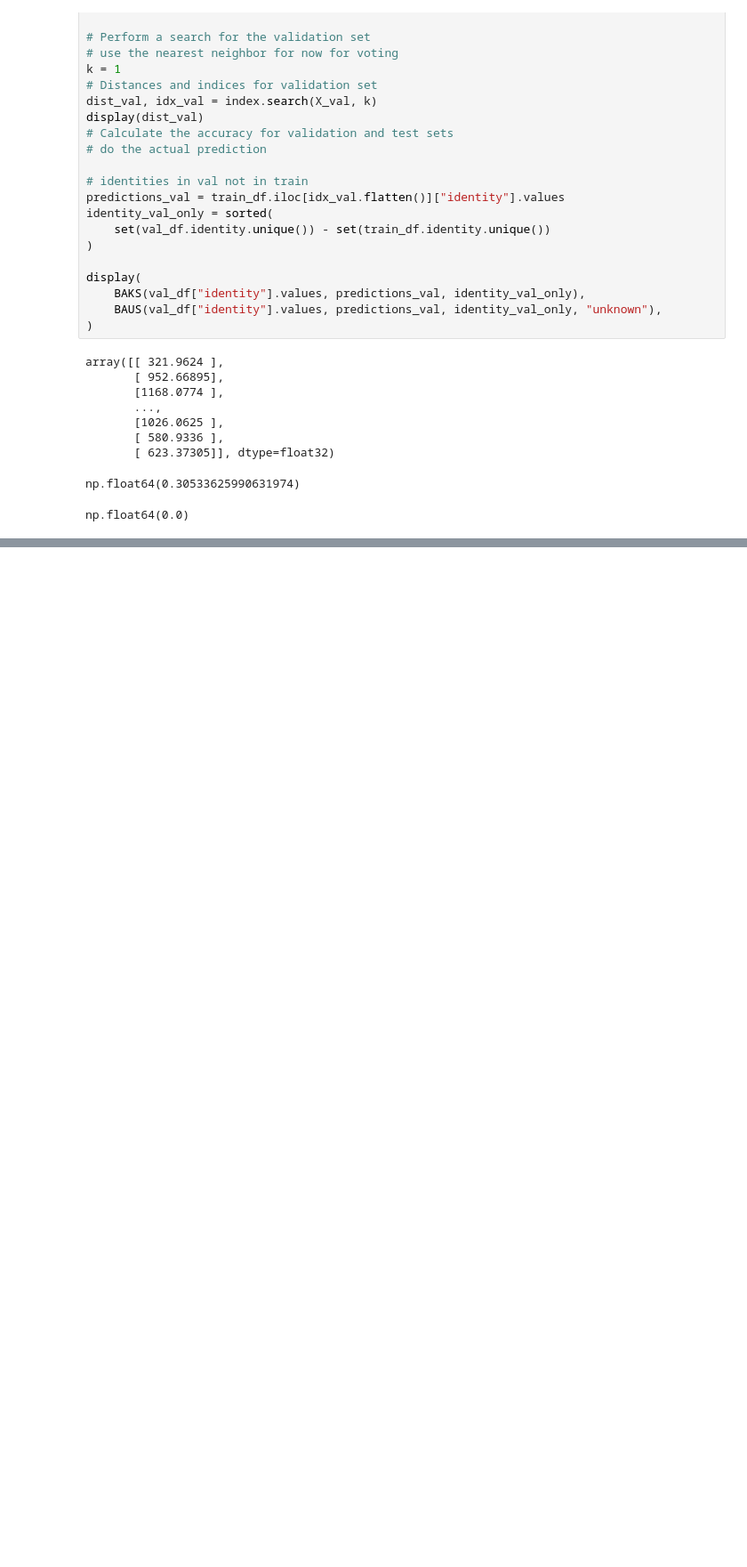
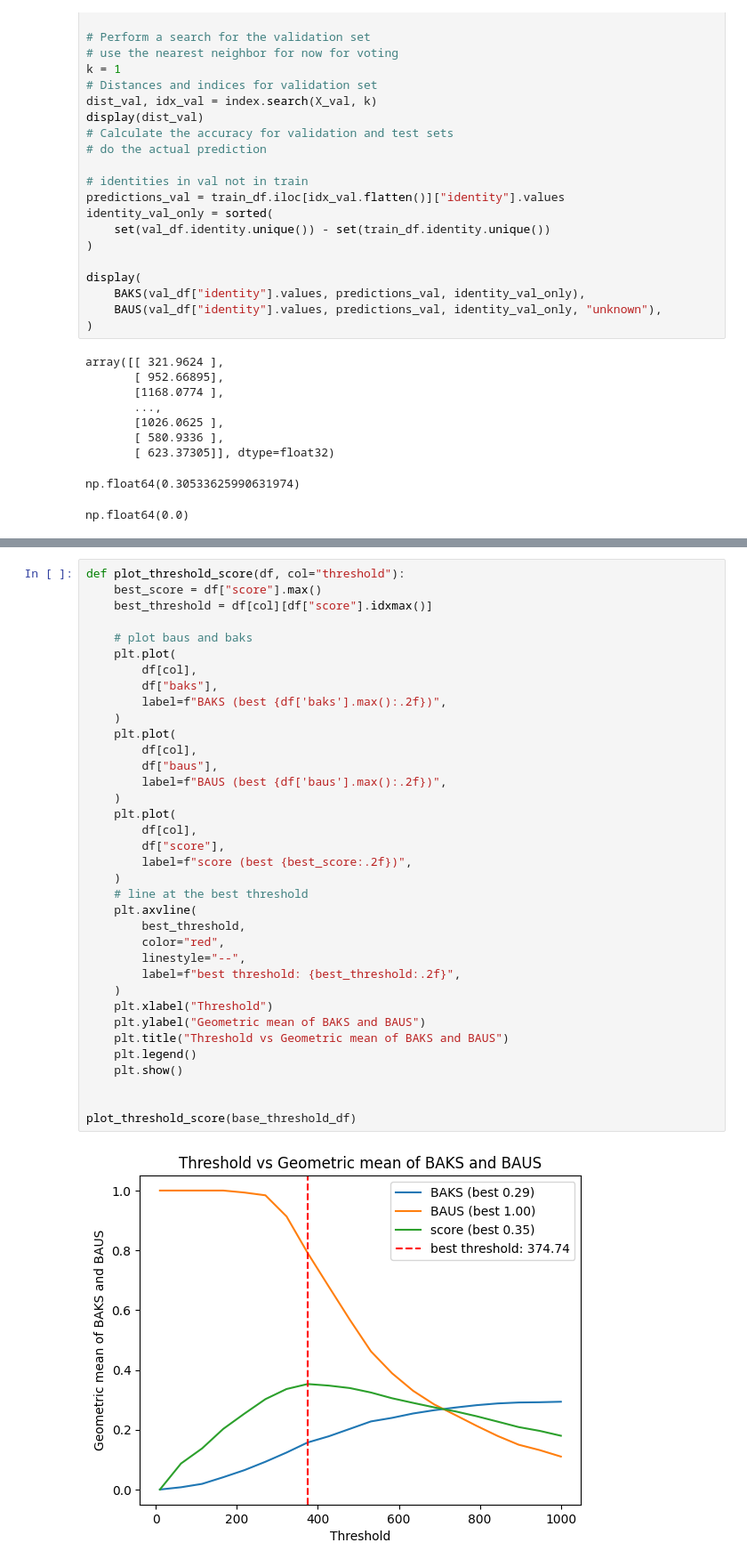
Before and after one commit to dsgt-arc/animalclef-2025, a Jupyter notebook: notebooks/modeling/20250312-01-acm-knn.ipynb, the cells around one changed output, grey strips where cells are left out. Shown at 89% size. Saved outputs shown, nothing was run; the diff lists cells and outputs as text; blank space fills up the shorter version.

```diff
--- a/notebooks/modeling/20250312-01-acm-knn.ipynb
+++ b/notebooks/modeling/20250312-01-acm-knn.ipynb
@@ -92,0 +224,38 @@ np.float64(0.0)
+# %%
+def plot_threshold_score(df, col="threshold"):
+    best_score = df["score"].max()
+    best_threshold = df[col][df["score"].idxmax()]
+
+    # plot baus and baks
+    plt.plot(
+        df[col],
+        df["baks"],
+        label=f"BAKS (best {df['baks'].max():.2f})",
+    )
+    plt.plot(
+        df[col],
+        df["baus"],
+        label=f"BAUS (best {df['baus'].max():.2f})",
+    )
+    plt.plot(
+        df[col],
+        df["score"],
+        label=f"score (best {best_score:.2f})",
+    )
+    # line at the best threshold
+    plt.axvline(
+        best_threshold,
+        color="red",
+        linestyle="--",
+        label=f"best threshold: {best_threshold:.2f}",
+    )
+    plt.xlabel("Threshold")
+    plt.ylabel("Geometric mean of BAKS and BAUS")
+    plt.title("Threshold vs Geometric mean of BAKS and BAUS")
+    plt.legend()
+    plt.show()
+
+
+plot_threshold_score(base_threshold_df)
+# %% [output]
+[figure, added]
```
Also changed, not shown: parts of 17 cells of this notebook.
